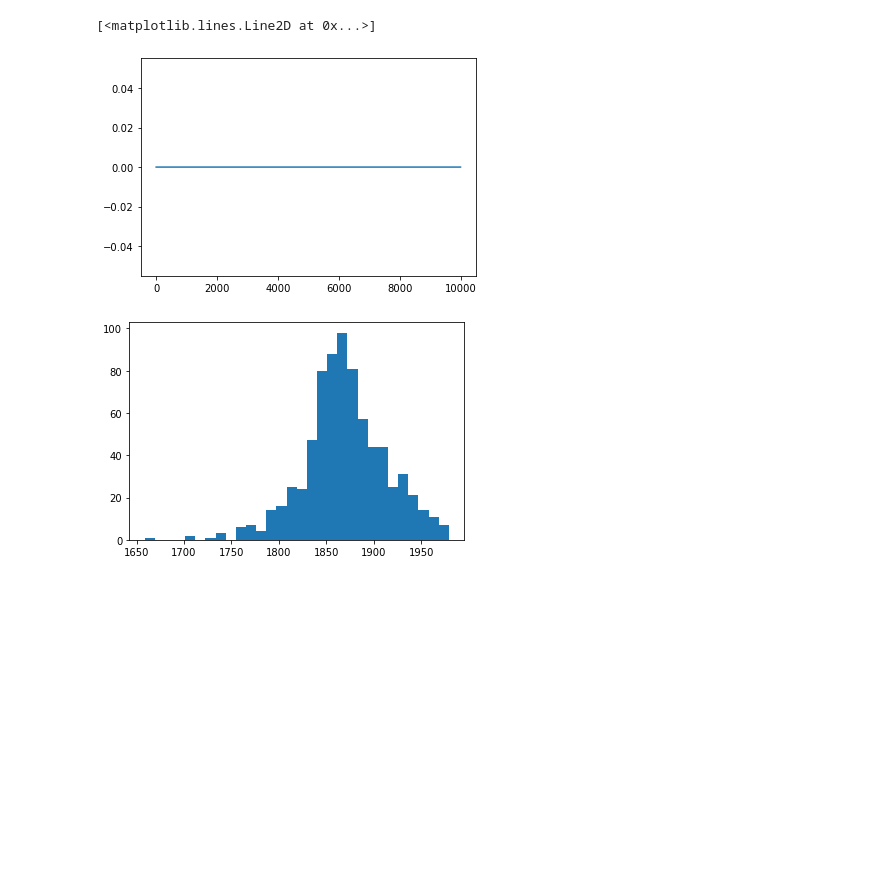
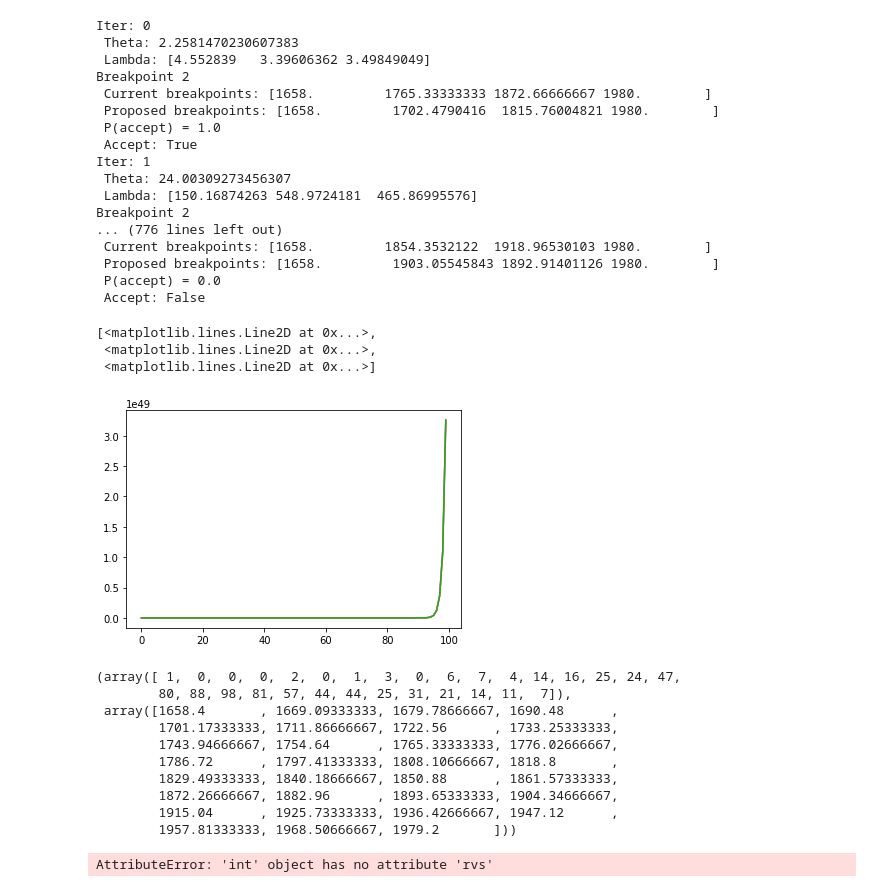
Before and after one commit to sleipner42/LP32020, a Jupyter notebook: monte-carlo/HA 3/MCMC.ipynb, the cells around one changed output. Cells and saved outputs as stored; diff of their text form; code cells hidden in the pictures; blank space fills up the shorter version.

```diff
--- a/monte-carlo/HA 3/MCMC.ipynb
+++ b/monte-carlo/HA 3/MCMC.ipynb
@@ -106,12 +127,40 @@ def init_mcmc(N, num_breakpoints, psi, rho, burn_in = 0, print_debug = False):
 
     return breakpoints, lambdas, probs
 # %%
-breakpoints, lambdas, probs = init_mcmc(N = 10**4, num_breakpoints = 2, psi = 0.001, rho = 0.5, print_debug = False)
-plt.plot(probs)
+breakpoints, lambdas, probs = init_mcmc(N = 100, num_breakpoints = 2, psi = 1, rho = 0.5, print_debug = True)
+plt.plot(lambdas)
 # %% [output]
-[<matplotlib.lines.Line2D at 0x...>]
+Iter: 0
+ Theta: 2.2581470230607383
+ Lambda: [4.552839   3.39606362 3.49849049]
+Breakpoint 2
+ Current breakpoints: [1658.         1765.33333333 1872.66666667 1980.        ]
+ Proposed breakpoints: [1658.         1702.4790416  1815.76004821 1980.        ]
+ P(accept) = 1.0
+ Accept: True
+Iter: 1
+ Theta: 24.00309273456307
+ Lambda: [150.16874263 548.9724181  465.86995576]
+Breakpoint 2
+... (776 lines left out)
+ Current breakpoints: [1658.         1854.3532122  1918.96530103 1980.        ]
+ Proposed breakpoints: [1658.         1903.05545843 1892.91401126 1980.        ]
+ P(accept) = 0.0
+ Accept: False
+[<matplotlib.lines.Line2D at 0x...>,
+ <matplotlib.lines.Line2D at 0x...>,
+ <matplotlib.lines.Line2D at 0x...>]
-[figure, old version]
+[figure, new version]
 # %%
-_ = plt.hist(disasters, bins = 'auto')
+np.histogram(disasters, bins = 'auto')
 # %% [output]
-[figure, removed]
+(array([ 1,  0,  0,  0,  2,  0,  1,  3,  0,  6,  7,  4, 14, 16, 25, 24, 47,
+        80, 88, 98, 81, 57, 44, 44, 25, 31, 21, 14, 11,  7]),
+ array([1658.4       , 1669.09333333, 1679.78666667, 1690.48      ,
+        1701.17333333, 1711.86666667, 1722.56      , 1733.25333333,
+        1743.94666667, 1754.64      , 1765.33333333, 1776.02666667,
+        1786.72      , 1797.41333333, 1808.10666667, 1818.8       ,
+        1829.49333333, 1840.18666667, 1850.88      , 1861.57333333,
+        1872.26666667, 1882.96      , 1893.65333333, 1904.34666667,
+        1915.04      , 1925.73333333, 1936.42666667, 1947.12      ,
+        1957.81333333, 1968.50666667, 1979.2       ]))
@@ -117,0 +171,4 @@ _ = plt.hist(disasters, bins = 'auto')
+# %%
+gamma.rvs()
+# %% [output]
+AttributeError: 'int' object has no attribute 'rvs'
```
Also changed, not shown: parts of 6 cells of this notebook.
